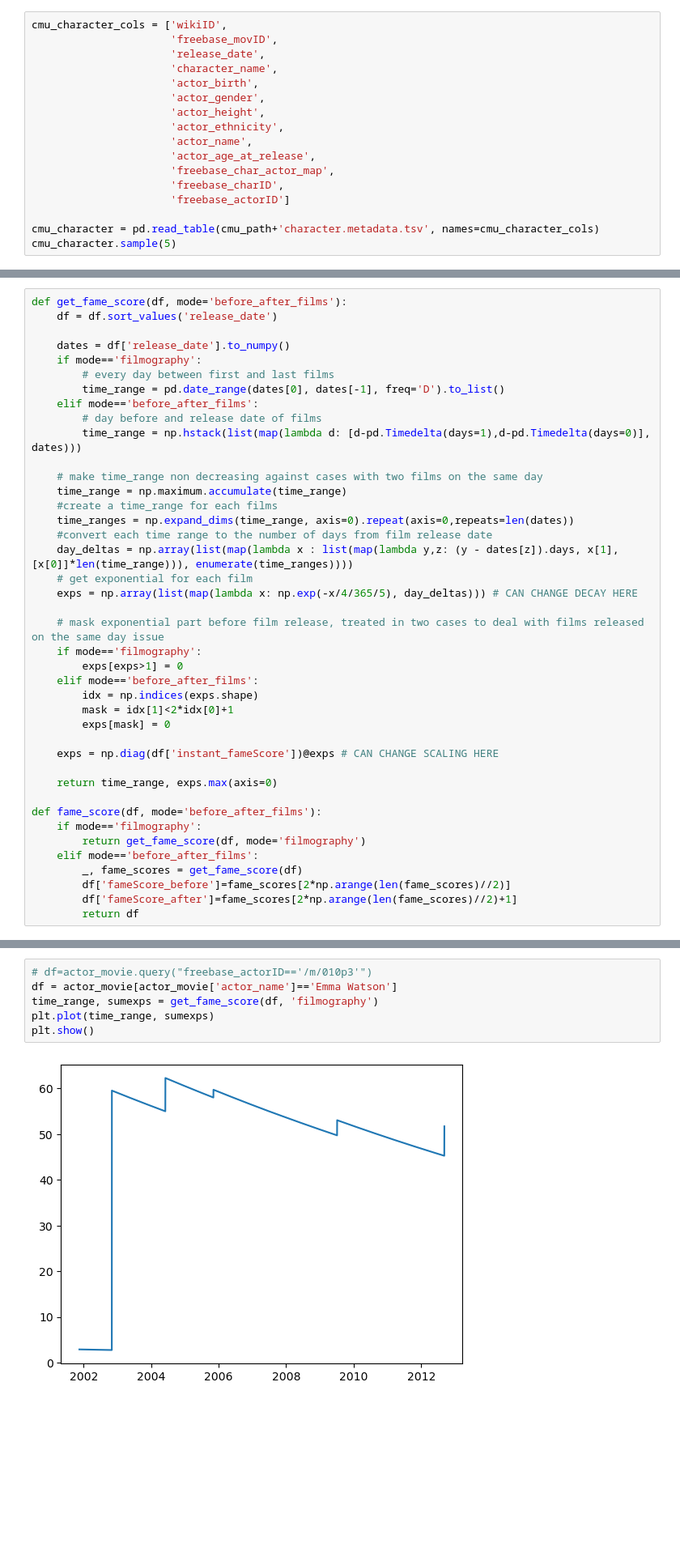
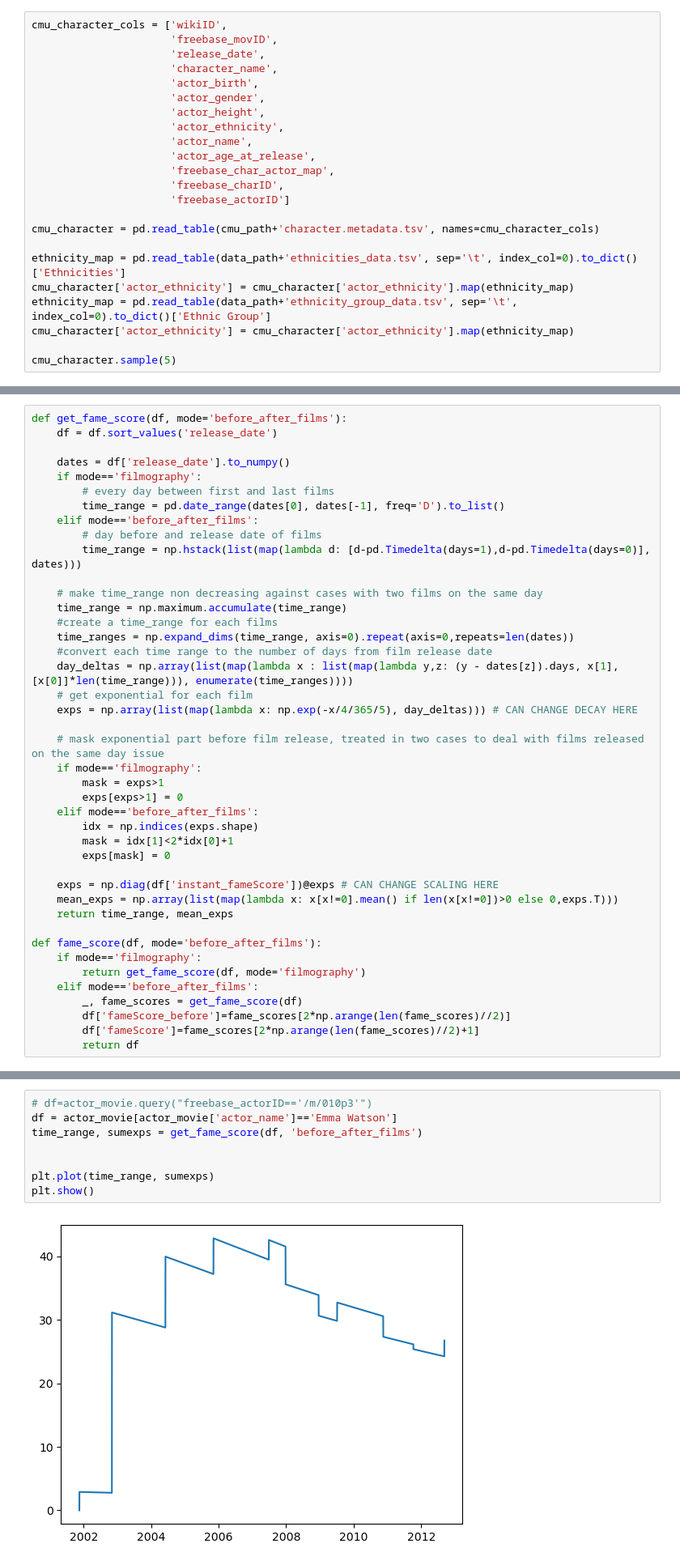
Before and after one commit to epfl-ada/ada-2023-project-lasempanadas, a Jupyter notebook: project_milestone_3.ipynb, the cells around one changed output, grey strips where cells are left out. Shown at 81% size. Cells and saved outputs as stored; diff of their text form; blank space fills up the shorter version.

```diff
--- a/project_milestone_3.ipynb
+++ b/project_milestone_3.ipynb
@@ -295,6 +303,12 @@ cmu_character_cols = ['wikiID',
                       'freebase_actorID']
 
 cmu_character = pd.read_table(cmu_path+'character.metadata.tsv', names=cmu_character_cols)
+
+ethnicity_map = pd.read_table(data_path+'ethnicities_data.tsv', sep='\t', index_col=0).to_dict()['Ethnicities']
+cmu_character['actor_ethnicity'] = cmu_character['actor_ethnicity'].map(ethnicity_map)
+ethnicity_map = pd.read_table(data_path+'ethnicity_group_data.tsv', sep='\t', index_col=0).to_dict()['Ethnic Group']
+cmu_character['actor_ethnicity'] = cmu_character['actor_ethnicity'].map(ethnicity_map)
+
 cmu_character.sample(5)
 # %% [output]
 |  | wikiID | freebase_movID | release_date | character_name | actor_birth | actor_gender | actor_height | ... |
@@ -514,6 +528,7 @@ def get_fame_score(df, mode='before_after_films'):
 
     # mask exponential part before film release, treated in two cases to deal with films released on the same day issue
     if mode=='filmography':
+        mask = exps>1
         exps[exps>1] = 0
     elif mode=='before_after_films':
         idx = np.indices(exps.shape)
@@ -521,8 +536,8 @@ def get_fame_score(df, mode='before_after_films'):
         exps[mask] = 0
 
     exps = np.diag(df['instant_fameScore'])@exps # CAN CHANGE SCALING HERE
-
-    return time_range, exps.max(axis=0)
+    mean_exps = np.array(list(map(lambda x: x[x!=0].mean() if len(x[x!=0])>0 else 0,exps.T)))
+    return time_range, mean_exps
 
 def fame_score(df, mode='before_after_films'):
     if mode=='filmography':
@@ -530,5 +545,5 @@ def fame_score(df, mode='before_after_films'):
     elif mode=='before_after_films':
         _, fame_scores = get_fame_score(df)
         df['fameScore_before']=fame_scores[2*np.arange(len(fame_scores)//2)]
-        df['fameScore_after']=fame_scores[2*np.arange(len(fame_scores)//2)+1]
+        df['fameScore']=fame_scores[2*np.arange(len(fame_scores)//2)+1]
         return df
@@ -535,11 +555,13 @@ def fame_score(df, mode='before_after_films'):
 # %%
 # df=actor_movie.query("freebase_actorID=='/m/010p3'")
 df = actor_movie[actor_movie['actor_name']=='Emma Watson']
-time_range, sumexps = get_fame_score(df, 'filmography')
+time_range, sumexps = get_fame_score(df, 'before_after_films')
+
+
 plt.plot(time_range, sumexps)
 plt.show()
 # %% [output]
-[figure, old version]
+[figure, new version]
 # %%
 actor_movie = actor_movie.groupby('freebase_actorID').apply(fame_score).reset_index(drop=True)
 actor_movie.sample(5)
```
Also changed, not shown: parts of 57 cells of this notebook, 2 other files.
